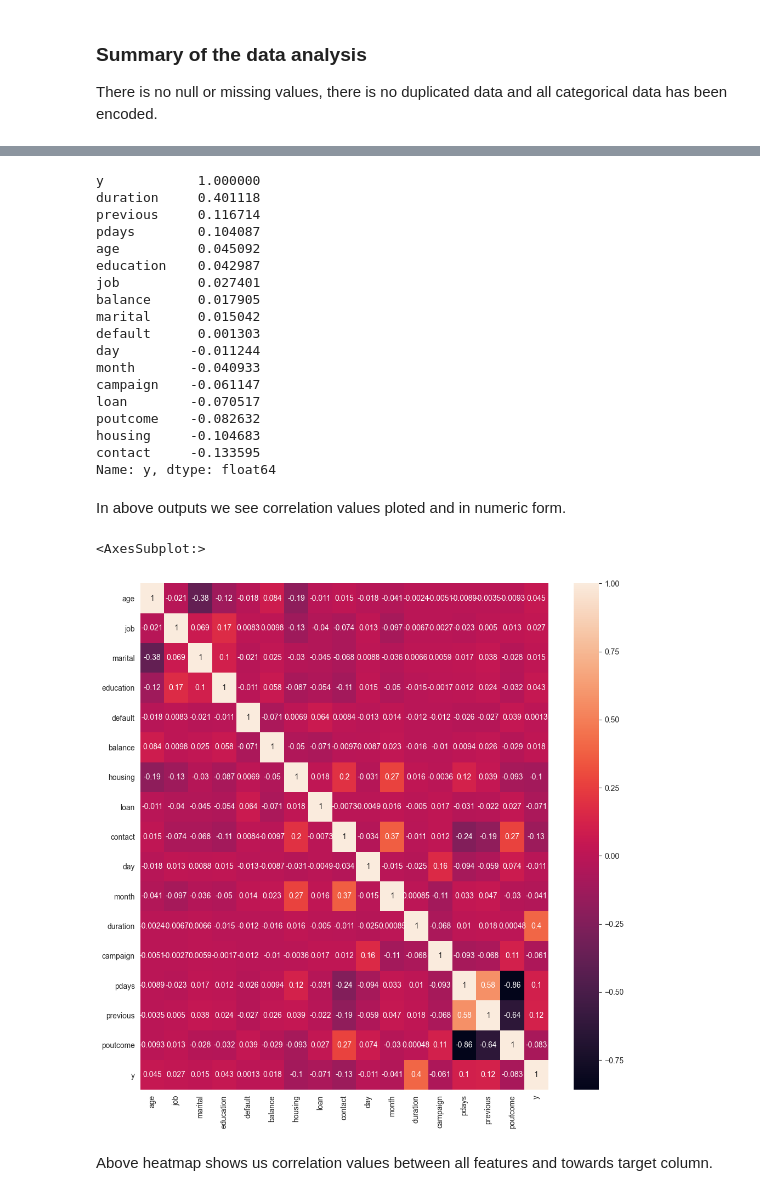
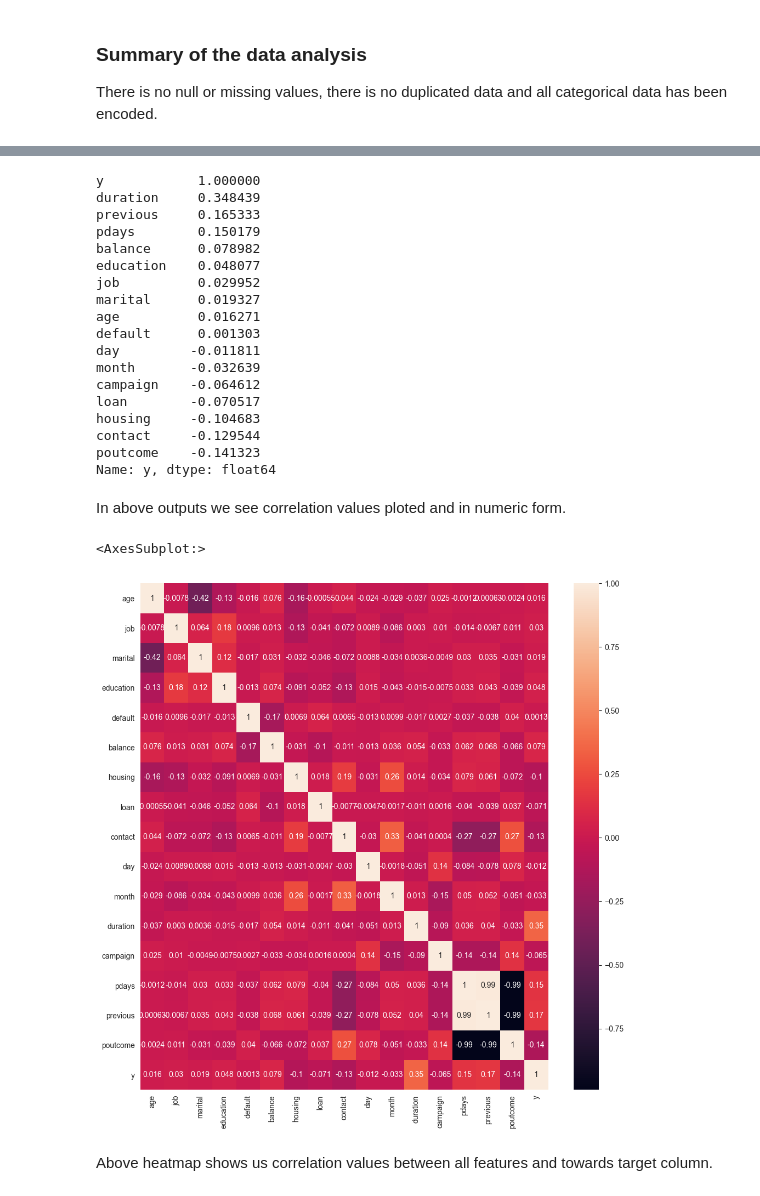
Before and after one commit to File500/Evolucijsko_BOOSTING, a Jupyter notebook: Evolucijsko_project.ipynb, the cells around one changed output, grey strips where cells are left out. Drawn from its saved outputs; the diff is of its cells as text; code cells hidden in the pictures.

```diff
--- a/Evolucijsko_project.ipynb
+++ b/Evolucijsko_project.ipynb
@@ -230,32 +231,32 @@ corelations.plot(kind='bar', figsize=(10,8))
 # %%
-data1.corr().sort_values(by=['y'], ascending=False)['y']
+data1.corr(method='spearman').sort_values(by=['y'], ascending=False)['y']
 # %% [output]
 y            1.000000
-duration     0.401118
-previous     0.116714
-pdays        0.104087
-age          0.045092
-education    0.042987
-job          0.027401
-balance      0.017905
-marital      0.015042
+duration     0.348439
+previous     0.165333
+pdays        0.150179
+balance      0.078982
+education    0.048077
+job          0.029952
+marital      0.019327
+age          0.016271
 default      0.001303
-day         -0.011244
-month       -0.040933
-campaign    -0.061147
+day         -0.011811
+month       -0.032639
+campaign    -0.064612
 loan        -0.070517
-poutcome    -0.082632
 housing     -0.104683
-contact     -0.133595
+contact     -0.129544
+poutcome    -0.141323
 Name: y, dtype: float64
 # %% [markdown]
 In above outputs we see correlation values ploted and in numeric form.
 # %%
 plt.figure(figsize=(12,12))
-sns.heatmap(data=data1.corr(), annot=True)
+sns.heatmap(data=data1.corr(method='spearman'), annot=True)
 # %% [output]
 <AxesSubplot:>
-[figure, old version]
+[figure, new version]
 # %% [markdown]
 Above heatmap shows us correlation values between all features and towards target column.
 # %% [markdown]
```
Also changed, not shown: parts of 22 cells of this notebook, 4 other files.
